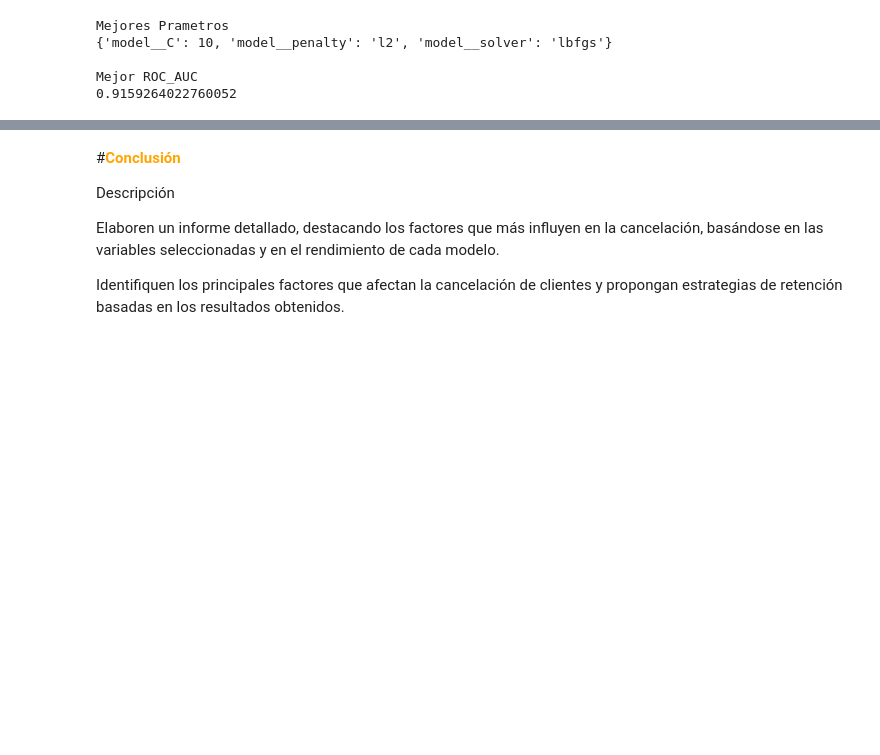
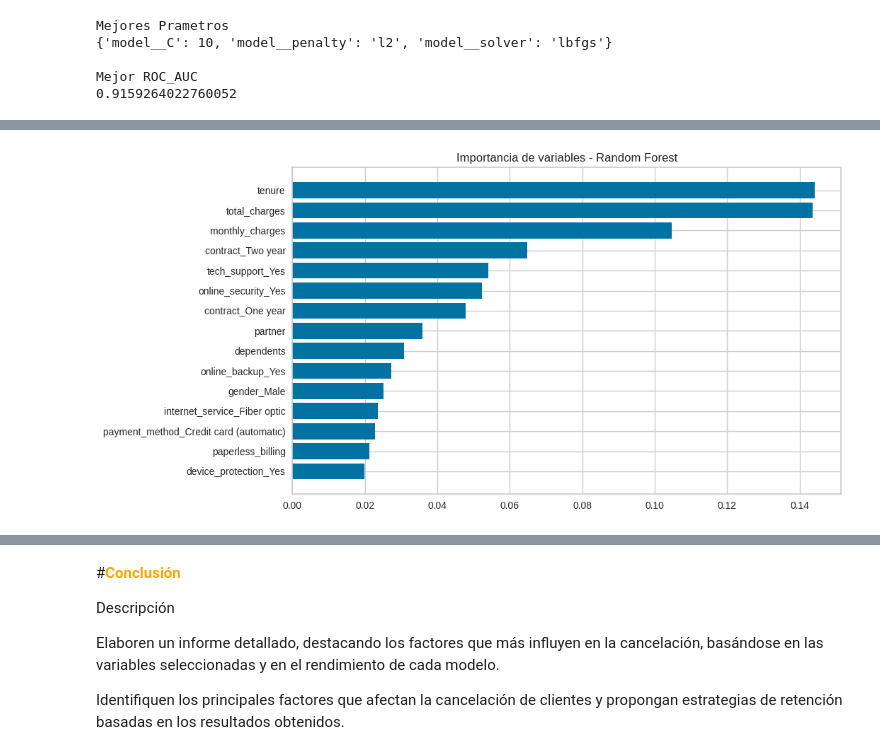
Before and after one commit to LejImkoaj/proyecto-telecomX-parte2, a Jupyter notebook: telecomX_parte2_LATAM.ipynb, the cells around one changed output, grey strips where cells are left out. Cells and saved outputs as stored; diff of their text form; code cells hidden in the pictures; blank space fills up the shorter version.

```diff
--- a/telecomX_parte2_LATAM.ipynb
+++ b/telecomX_parte2_LATAM.ipynb
@@ -755,0 +940,11 @@ Después de elegir los modelos, realiza el análisis de las variables más relev
+# %%
+rf_model = best_rf.named_steps['model']
+
+importances = rf_model.feature_importances_
+
+rf_importance = pd.DataFrame({
+    'Variable': X_train.columns,
+    'Importancia': importances
+}).sort_values(by='Importancia', ascending=False)
+
+rf_importance.head(15)
@@ -755,0 +968,10 @@ Después de elegir los modelos, realiza el análisis de las variables más relev
+# %%
+plt.figure(figsize=(10,6))
+plt.barh(
+    rf_importance['Variable'].head(15)[::-1],
+    rf_importance['Importancia'].head(15)[::-1]
+)
+plt.title("Importancia de variables - Random Forest")
+plt.show()
+# %% [output]
+[figure, added]
```
Also changed, not shown: parts of 25 cells of this notebook.
